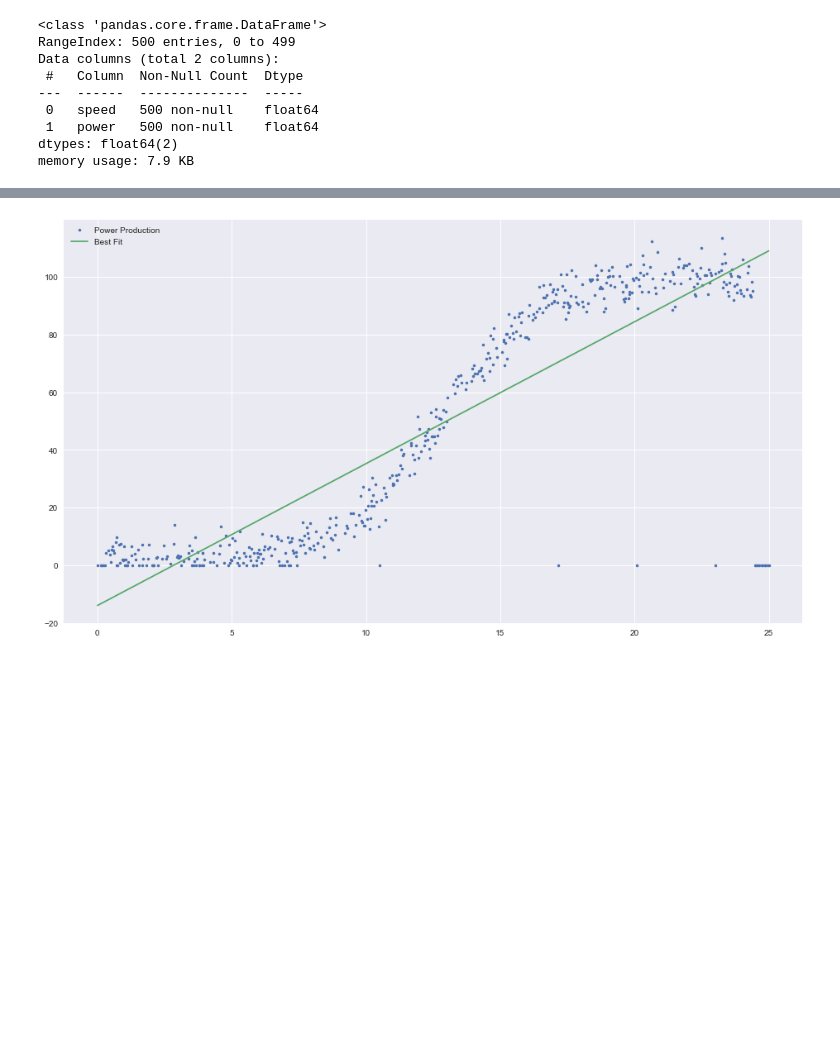
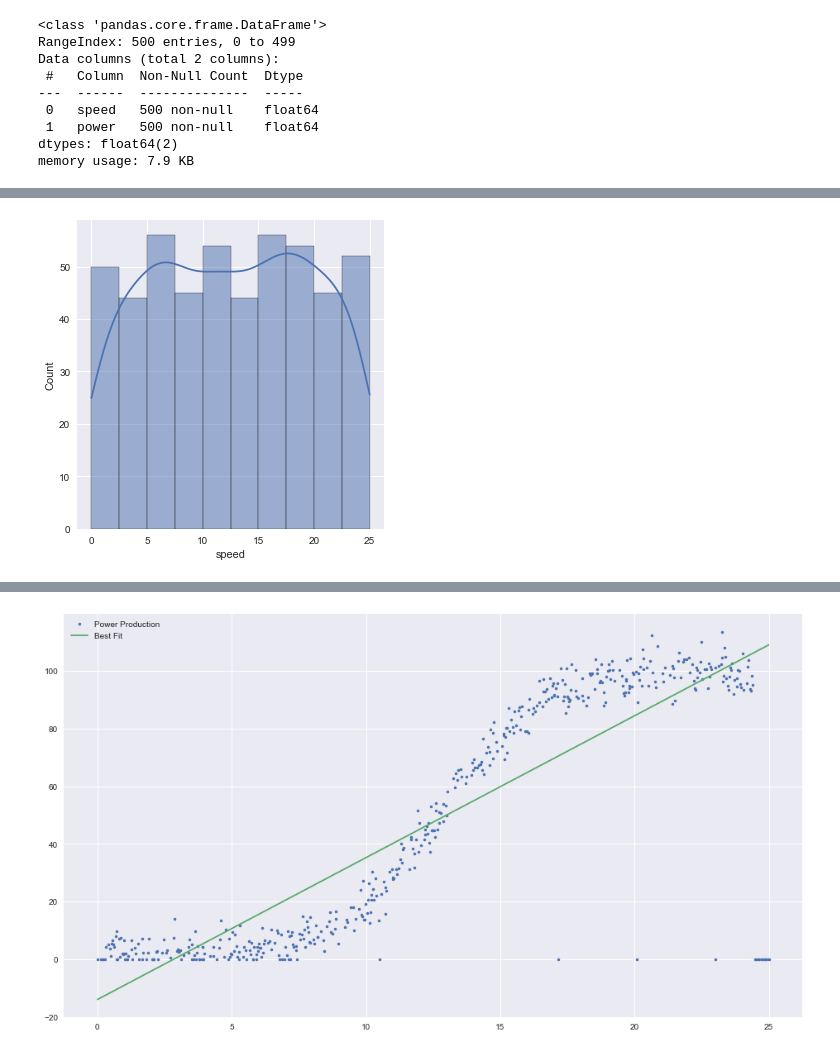
Before and after one commit to jonkavana/FODA---Project-2021, a Jupyter notebook: Fundamentals of Data Analytics Project 2020.ipynb, the cells around one changed output, grey strips where cells are left out. Saved outputs shown, nothing was run; the diff lists cells and outputs as text; code cells hidden in the pictures; blank space fills up the shorter version.

```diff
--- a/Fundamentals of Data Analytics Project 2020.ipynb
+++ b/Fundamentals of Data Analytics Project 2020.ipynb
@@ -160,0 +160,4 @@ Need to be able to justify why the 1 is 1, and not ay other higher exponential t
+# %%
+sns.displot(dfPowerProd["speed"], kde=True);
+# %% [output]
+[figure, added]
```
Also changed, not shown: parts of 64 cells of this notebook.
